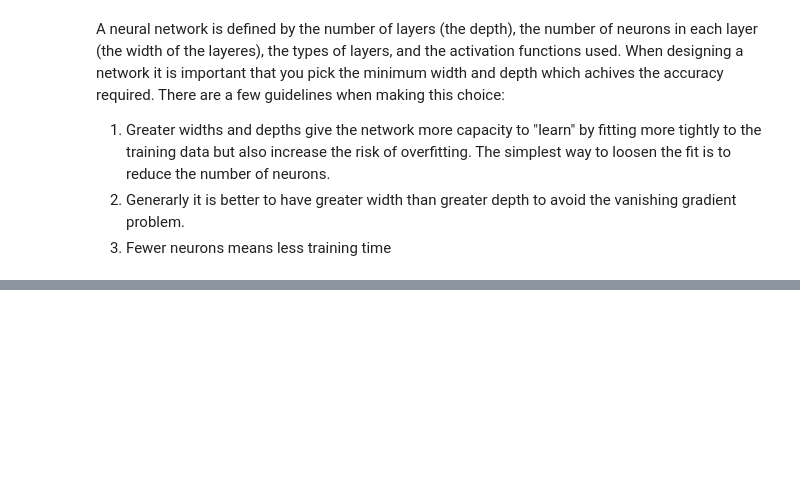
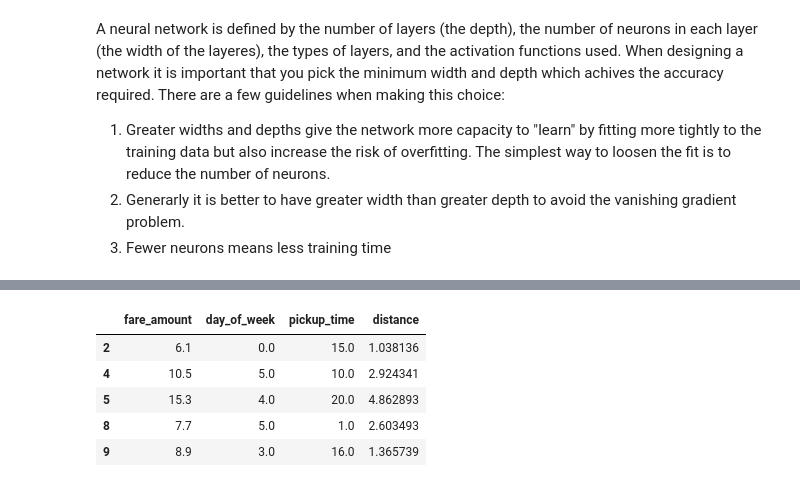
Before and after one commit to bolicnikola/Applied-Machine-Learning-And-AI, a Jupyter notebook: Neural_Networks.ipynb, the cells around one changed output, grey strips where cells are left out. Cells and saved outputs as stored; diff of their text form; code cells hidden in the pictures; blank space fills up the shorter version.

```diff
--- a/Neural_Networks.ipynb
+++ b/Neural_Networks.ipynb
@@ -32,0 +47,26 @@ A neural network is defined by the number of layers (the depth), the number of n
+# %%
+from math import sqrt
+
+df = df[df['passenger_count'] == 1]
+df = df.drop(['key', 'passenger_count'], axis=1)
+
+for i, row in df.iterrows():
+    dt = row['pickup_datetime']
+    df.at[i, 'day_of_week'] = dt.weekday()
+    df.at[i, 'pickup_time'] = dt.hour
+    x = (row['dropoff_longitude'] - row['pickup_longitude']) * 54.6
+    y = (row['dropoff_latitude'] - row['pickup_latitude']) * 69.0
+    distance = sqrt(x**2 + y**2)
+    df.at[i, 'distance'] = distance
+
+df.drop(['pickup_datetime', 'pickup_longitude', 'pickup_latitude', 'dropoff_longitude', 'dropoff_latitude'], axis=1, inplace=True)
+df = df[(df['distance'] > 1.0) & (df['distance'] < 10.0)]
+df = df[(df['fare_amount'] > 0.0) & (df['fare_amount'] < 50.0)]
+df.head()
+# %% [output]
+|  | fare_amount | day_of_week | pickup_time | distance |
+| 2 | 6.1 | 0.0 | 15.0 | 1.038136 |
+| 4 | 10.5 | 5.0 | 10.0 | 2.924341 |
+| 5 | 15.3 | 4.0 | 20.0 | 4.862893 |
+| 8 | 7.7 | 5.0 | 1.0 | 2.603493 |
+| 9 | 8.9 | 3.0 | 16.0 | 1.365739 |
```
Also changed, not shown: parts of 6 cells of this notebook.
